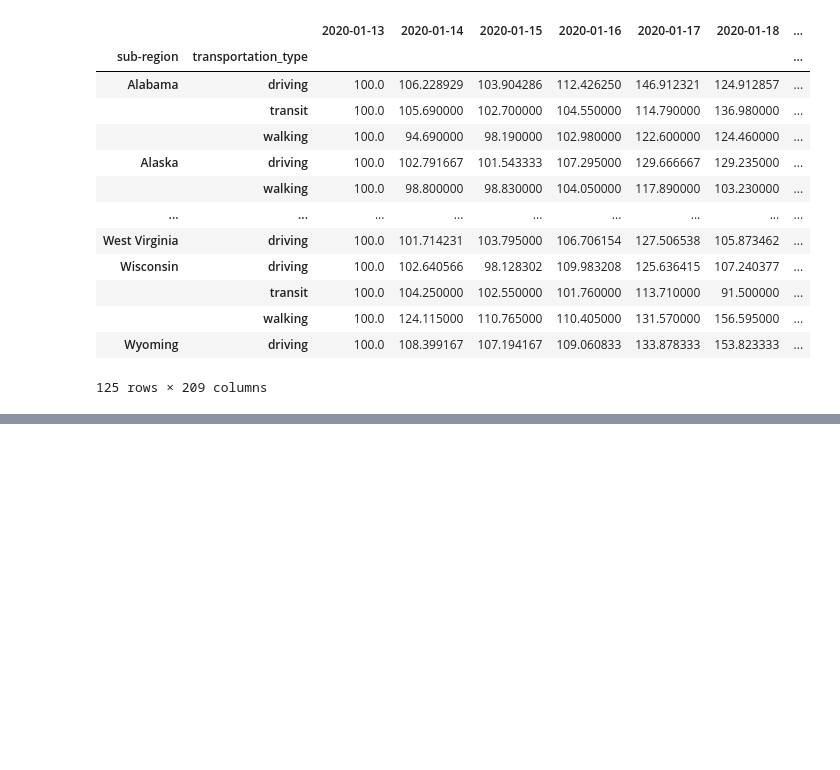
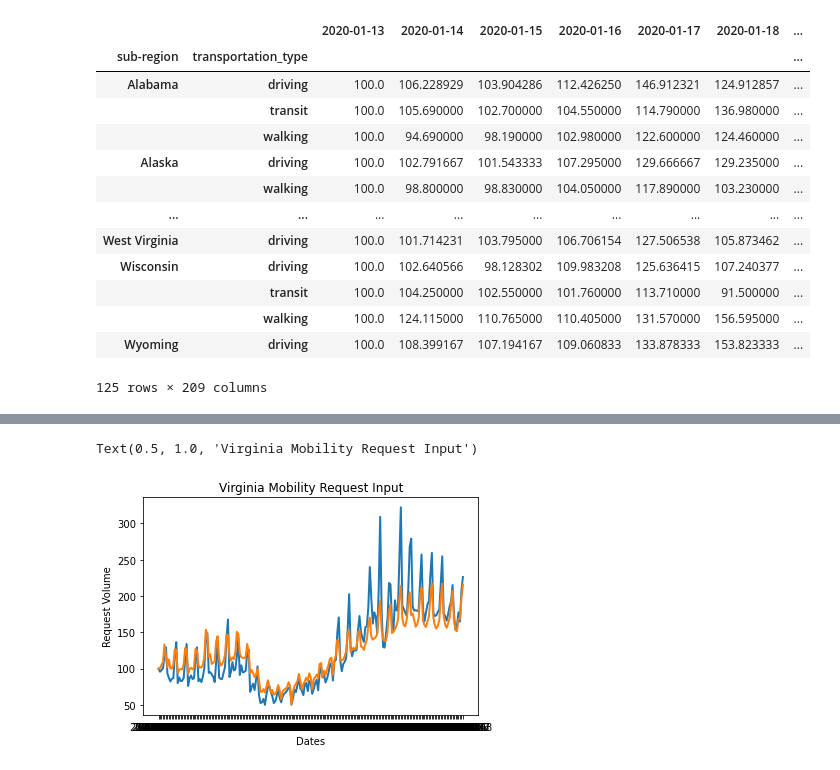
Before and after one commit to LisaHarrison08/Project_G4, a Jupyter notebook: Mobility.ipynb, the cells around one changed output, grey strips where cells are left out. Saved outputs shown, nothing was run; the diff lists cells and outputs as text; code cells hidden in the pictures; blank space fills up the shorter version.

```diff
--- a/Mobility.ipynb
+++ b/Mobility.ipynb
@@ -126,0 +146,12 @@ plt.plot(us_driving_df['level_1'],us_driving_df['Virginia'],linewidth=2)
+# %%
+#Compare walking + driving data
+plt.plot(us_walking_df['level_1'],us_walking_df['Virginia'],linewidth=2,label="Walking")
+plt.plot(us_driving_df['level_1'],us_driving_df['Virginia'],linewidth=2,label="Driving")
+plt.xlabel("Dates")
+plt.ylabel("Request Volume")
+plt.title("Virginia Mobility Request Input")
+#plt.legend(handles=[us_walking_df,us_driving_df])
+#need to fix x-axis label and add legend here
+# %% [output]
+Text(0.5, 1.0, 'Virginia Mobility Request Input')
+[figure, added]
```
Also changed, not shown: parts of 8 cells of this notebook.
